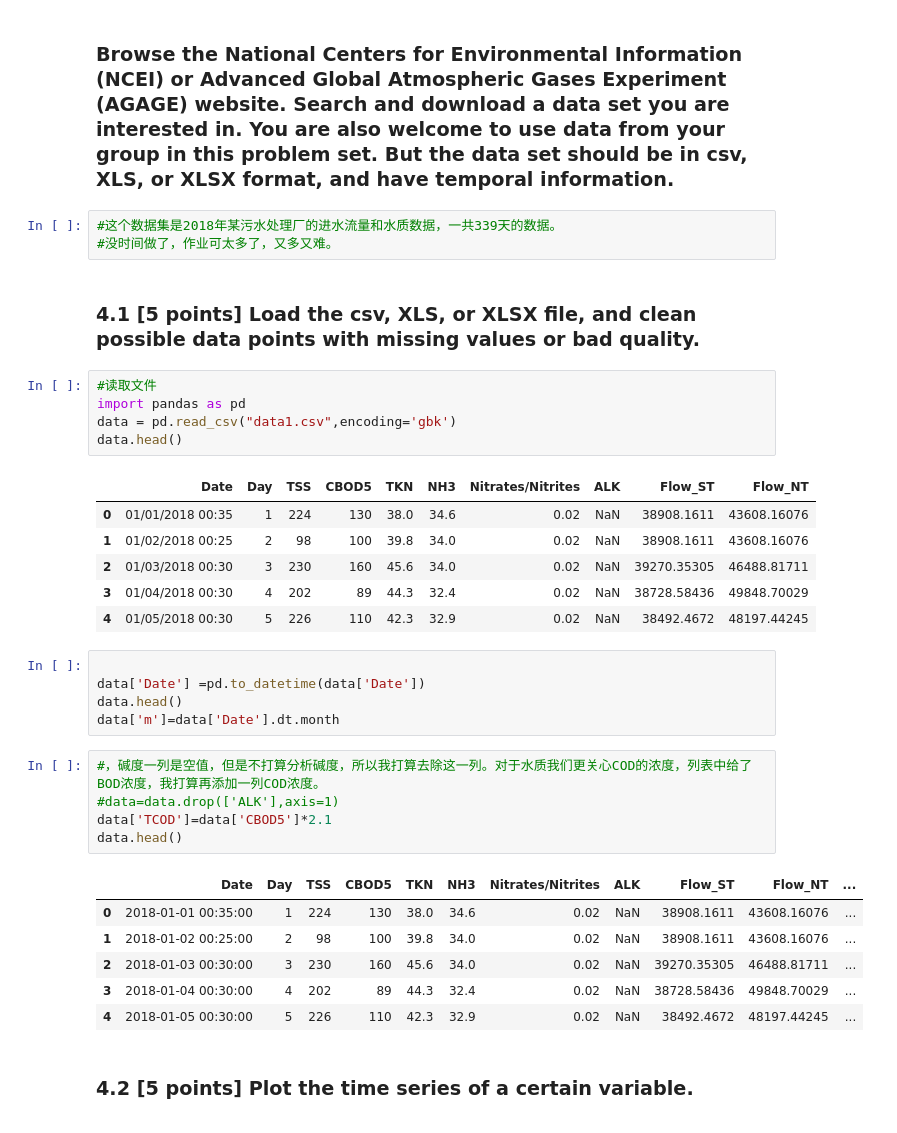
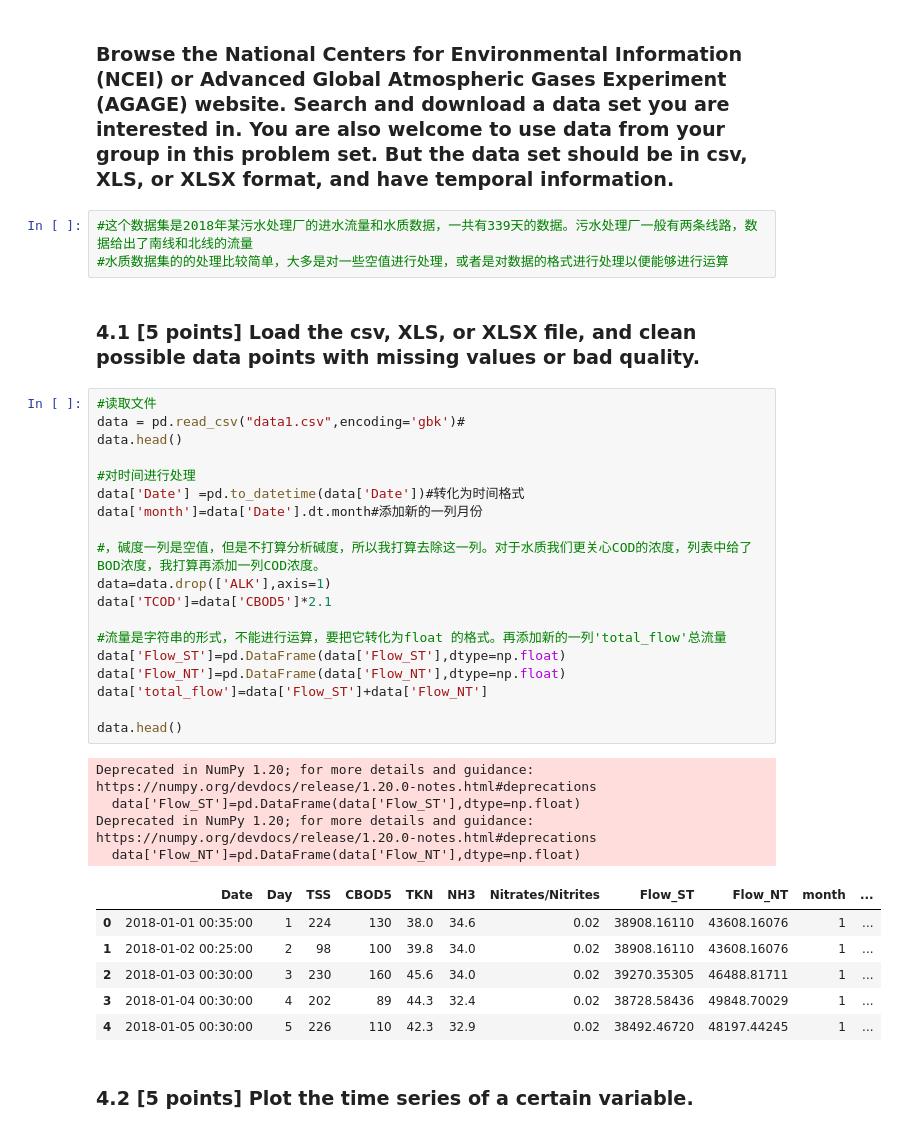
Before and after one commit to wangwenyu12/ESE5023_Assigements_12232252, a Jupyter notebook: PS2.ipynb, the cells around one changed output. Cells and saved outputs as stored; diff of their text form.

```diff
--- a/PS2.ipynb
+++ b/PS2.ipynb
@@ -336,39 +326,40 @@ for i in range(53):
 # %% [markdown]
 ### Browse the National Centers for Environmental Information (NCEI) or Advanced Global Atmospheric Gases Experiment (AGAGE) website. Search and download a data set you are interested in. You are also welcome to use data from your group in this problem set. But the data set should be in csv, XLS, or XLSX format, and have temporal information.
 # %%
-#这个数据集是2018年某污水处理厂的进水流量和水质数据，一共339天的数据。
-#没时间做了，作业可太多了，又多又难。
+#这个数据集是2018年某污水处理厂的进水流量和水质数据，一共有339天的数据。污水处理厂一般有两条线路，数据给出了南线和北线的流量
+#水质数据集的的处理比较简单，大多是对一些空值进行处理，或者是对数据的格式进行处理以便能够进行运算
 # %% [markdown]
 ### 4.1 [5 points] Load the csv, XLS, or XLSX file, and clean possible data points with missing values or bad quality.
 # %%
 #读取文件
-import pandas as pd
-data = pd.read_csv("data1.csv",encoding='gbk')
+data = pd.read_csv("data1.csv",encoding='gbk')#
 data.head()
+
+#对时间进行处理
+data['Date'] =pd.to_datetime(data['Date'])#转化为时间格式
+data['month']=data['Date'].dt.month#添加新的一列月份
+
+#，碱度一列是空值，但是不打算分析碱度，所以我打算去除这一列。对于水质我们更关心COD的浓度，列表中给了BOD浓度，我打算再添加一列COD浓度。
+data=data.drop(['ALK'],axis=1)
+data['TCOD']=data['CBOD5']*2.1
+
+#流量是字符串的形式，不能进行运算，要把它转化为float 的格式。再添加新的一列'total_flow'总流量
+data['Flow_ST']=pd.DataFrame(data['Flow_ST'],dtype=np.float)
+data['Flow_NT']=pd.DataFrame(data['Flow_NT'],dtype=np.float)
+data['total_flow']=data['Flow_ST']+data['Flow_NT']
+
+data.head()
 # %% [output]
+Deprecated in NumPy 1.20; for more details and guidance: https://numpy.org/devdocs/release/1.20.0-notes.html#deprecations
+  data['Flow_ST']=pd.DataFrame(data['Flow_ST'],dtype=np.float)
+Deprecated in NumPy 1.20; for more details and guidance: https://numpy.org/devdocs/release/1.20.0-notes.html#deprecations
+  data['Flow_NT']=pd.DataFrame(data['Flow_NT'],dtype=np.float)
-|  | Date | Day | TSS | CBOD5 | TKN | NH3 | Nitrates/Nitrites | ALK | Flow_ST | Flow_NT |
-| 0 | 01/01/2018 00:35 | 1 | 224 | 130 | 38.0 | 34.6 | 0.02 | NaN | 38908.1611 | 43608.16076 |
-| 1 | 01/02/2018 00:25 | 2 | 98 | 100 | 39.8 | 34.0 | 0.02 | NaN | 38908.1611 | 43608.16076 |
-| 2 | 01/03/2018 00:30 | 3 | 230 | 160 | 45.6 | 34.0 | 0.02 | NaN | 39270.35305 | 46488.81711 |
-| 3 | 01/04/2018 00:30 | 4 | 202 | 89 | 44.3 | 32.4 | 0.02 | NaN | 38728.58436 | 49848.70029 |
-| 4 | 01/05/2018 00:30 | 5 | 226 | 110 | 42.3 | 32.9 | 0.02 | NaN | 38492.4672 | 48197.44245 |
+|  | Date | Day | TSS | CBOD5 | TKN | NH3 | Nitrates/Nitrites | Flow_ST | Flow_NT | month | ... |
+| 0 | 2018-01-01 00:35:00 | 1 | 224 | 130 | 38.0 | 34.6 | 0.02 | 38908.16110 | 43608.16076 | 1 | ... |
+| 1 | 2018-01-02 00:25:00 | 2 | 98 | 100 | 39.8 | 34.0 | 0.02 | 38908.16110 | 43608.16076 | 1 | ... |
+| 2 | 2018-01-03 00:30:00 | 3 | 230 | 160 | 45.6 | 34.0 | 0.02 | 39270.35305 | 46488.81711 | 1 | ... |
+| 3 | 2018-01-04 00:30:00 | 4 | 202 | 89 | 44.3 | 32.4 | 0.02 | 38728.58436 | 49848.70029 | 1 | ... |
+| 4 | 2018-01-05 00:30:00 | 5 | 226 | 110 | 42.3 | 32.9 | 0.02 | 38492.46720 | 48197.44245 | 1 | ... |
-# %%
-
-data['Date'] =pd.to_datetime(data['Date'])
-data.head()
-data['m']=data['Date'].dt.month
-# %%
-#，碱度一列是空值，但是不打算分析碱度，所以我打算去除这一列。对于水质我们更关心COD的浓度，列表中给了BOD浓度，我打算再添加一列COD浓度。
-#data=data.drop(['ALK'],axis=1)
-data['TCOD']=data['CBOD5']*2.1
-data.head()
-# %% [output]
-|  | Date | Day | TSS | CBOD5 | TKN | NH3 | Nitrates/Nitrites | ALK | Flow_ST | Flow_NT | ... |
-| 0 | 2018-01-01 00:35:00 | 1 | 224 | 130 | 38.0 | 34.6 | 0.02 | NaN | 38908.1611 | 43608.16076 | ... |
-| 1 | 2018-01-02 00:25:00 | 2 | 98 | 100 | 39.8 | 34.0 | 0.02 | NaN | 38908.1611 | 43608.16076 | ... |
-| 2 | 2018-01-03 00:30:00 | 3 | 230 | 160 | 45.6 | 34.0 | 0.02 | NaN | 39270.35305 | 46488.81711 | ... |
-| 3 | 2018-01-04 00:30:00 | 4 | 202 | 89 | 44.3 | 32.4 | 0.02 | NaN | 38728.58436 | 49848.70029 | ... |
-| 4 | 2018-01-05 00:30:00 | 5 | 226 | 110 | 42.3 | 32.9 | 0.02 | NaN | 38492.4672 | 48197.44245 | ... |
 # %% [markdown]
 ### 4.2 [5 points] Plot the time series of a certain variable.
 # %%
```
Also changed, not shown: parts of 13 cells of this notebook, 1 other file.
